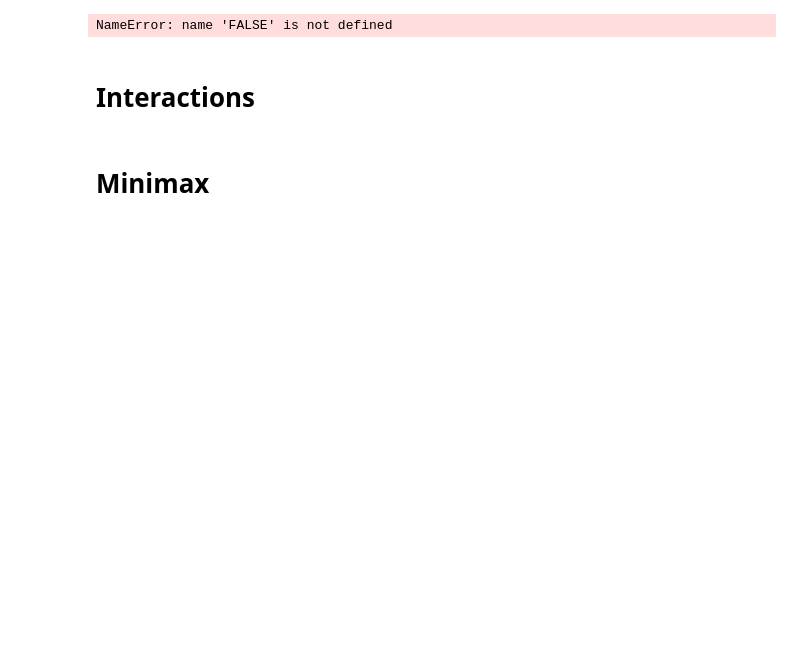
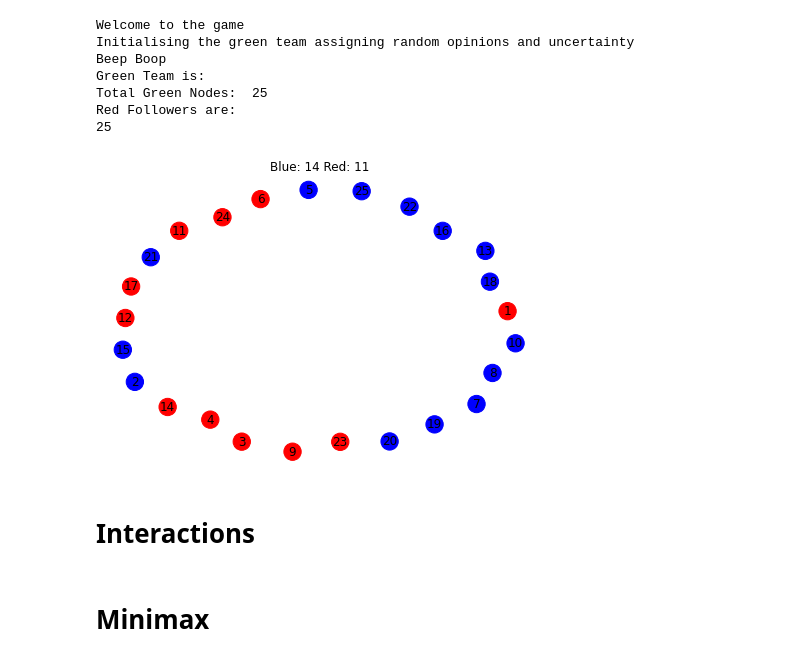
Before and after one commit to anurgyadv/DemocracyGame, a Jupyter notebook: test.ipynb, the cells around one changed output. Drawn from its saved outputs; the diff is of its cells as text; code cells hidden in the pictures; blank space fills up the shorter version.

```diff
--- a/test.ipynb
+++ b/test.ipynb
@@ -4,13 +4,14 @@ import csv
 import random
 import numpy as np
 import matplotlib.pyplot as plt
+import os
 # Potency of messaging levels for red team agent (1-5)
 # 1 = low potency
 # 5 = high potency
 last_choice = 0
 blue_energy = 100
 grey_used = 0
-red_followers =
+red_followers = 0
 MINIMUM_UNCERTAINTY = -1
 MAXIMUM_UNCERTAINTY = 1
 # %%
@@ -108,27 +110,43 @@ def visualize_graph(graph):
 # %%
 
 def main():
     """
     Main function that runs the simulation
     """
 
     print("Welcome to the game")
 
     # print("Current Graph is: ")
 
     green_team, red_agent, blue_agent , grey_team= read_network()
 
     print("Initialising the green team assigning random opinions and uncertainty")
 
     print("Beep Boop")
 
     print("Green Team is: ")
 
     green_team = initialize_green_team(green_team)
 
+    set_red_followers(green_team)
+    print("Total Green Nodes: ", green_team.number_of_nodes())
+    print("Red Followers are: ")
+    print(red_followers)
+
     visualize_graph(green_team)
 
     start_game(green_team)
+
+main()
+# %% [output]
+Welcome to the game
+Initialising the green team assigning random opinions and uncertainty
+Beep Boop
+Green Team is:
+Total Green Nodes:  25
+Red Followers are:
+25
+[figure, added]
 # %%
 def set_red_followers(green_team):
     """_summary_: This function takes the green team and assigns the number of followers from the green team
@@ -138,16 +156,3 @@ def set_red_followers(green_team):
     for node in green_team.nodes(data=True):
         if node[1]['F'] == 1:
             red_followers += 1
-# %%
-def check_game_status(out_of_turns = False):
-    """
-    This function checks the status of the game and returns the status of the game
-    """
-    if red_followers <= 0:
-        print("Red agent has lost all their followers")
-        return 1
-    if blue_energy <= 0:
-        print( "Blue agent has no more energy")
-        return 0
-# %% [output]
-NameError: name 'FALSE' is not defined
```
Also changed, not shown: parts of 4 cells of this notebook, 4 other files.
